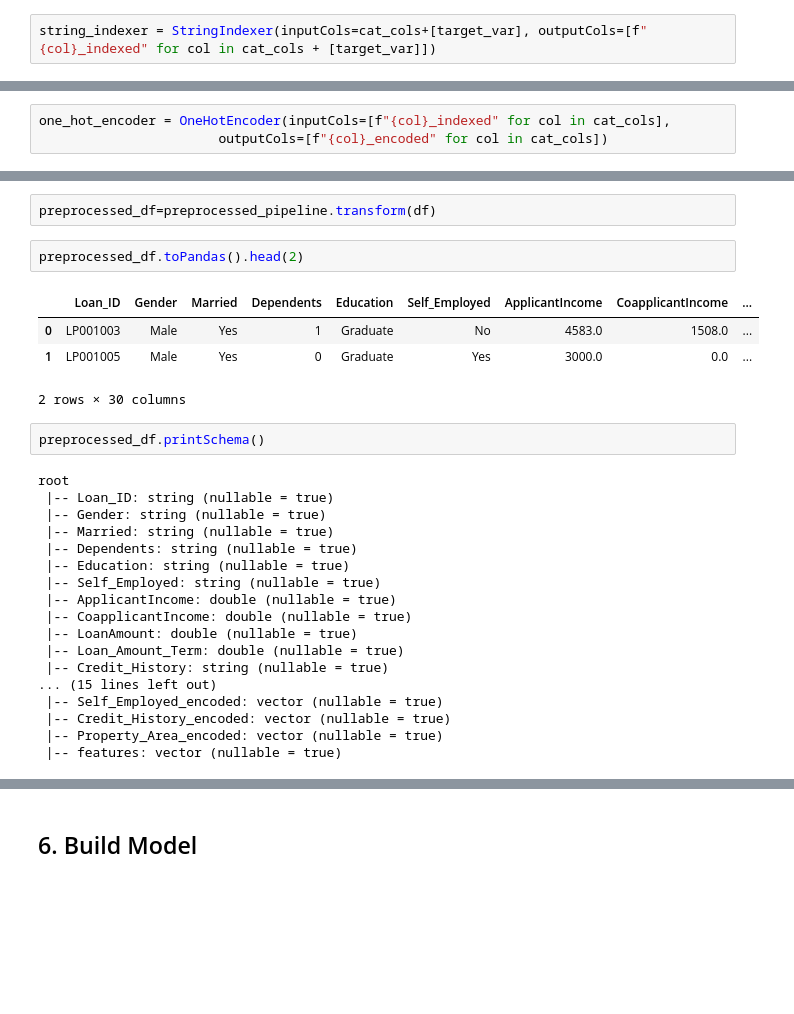
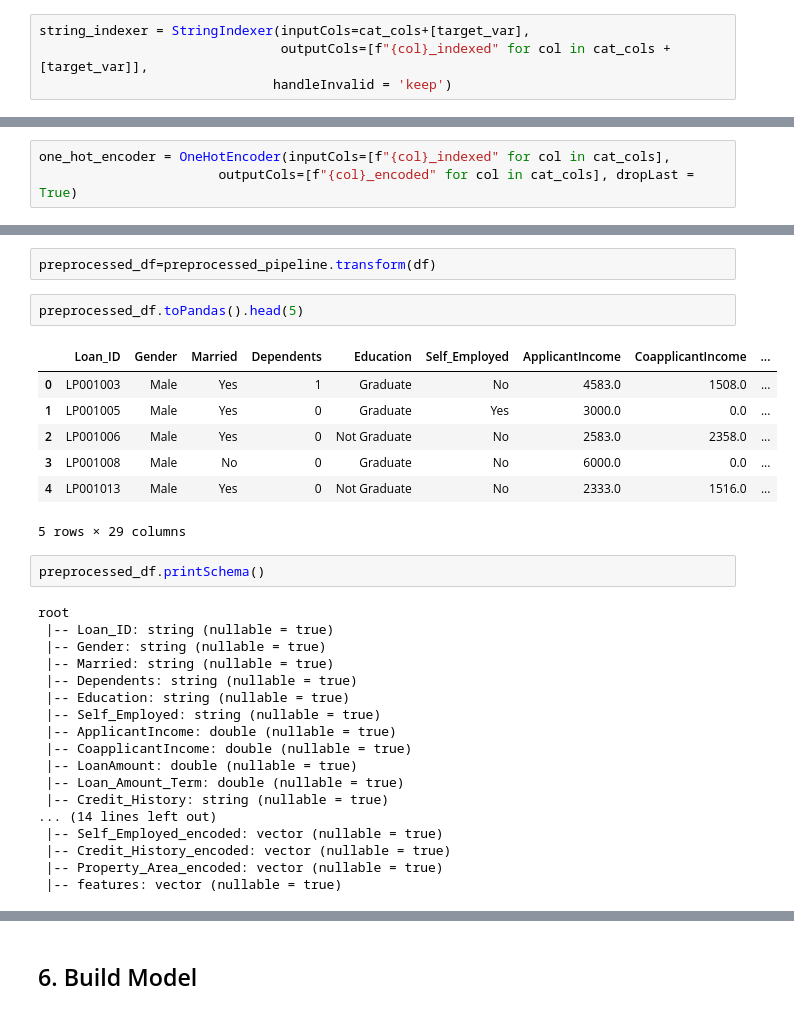
Before and after one commit to ryputtam/misc_learn_lab, a Jupyter notebook: 02_LR_spakMLlib/classification-using-spark-MLlib.ipynb, the cells around one changed output, grey strips where cells are left out. Saved outputs shown, nothing was run; the diff lists cells and outputs as text; blank space fills up the shorter version.

```diff
--- a/02_LR_spakMLlib/classification-using-spark-MLlib.ipynb
+++ b/02_LR_spakMLlib/classification-using-spark-MLlib.ipynb
@@ -680,13 +681,15 @@ custom_imputer = CustomImputer(inputCols=features)
 #### 3. String indexer
 To make give numeric labels to categorical variables
 # %%
-string_indexer = StringIndexer(inputCols=cat_cols+[target_var], outputCols=[f"{col}_indexed" for col in cat_cols + [target_var]])
+string_indexer = StringIndexer(inputCols=cat_cols+[target_var],
+                               outputCols=[f"{col}_indexed" for col in cat_cols + [target_var]],
+                              handleInvalid = 'keep')
 # %% [markdown]
 #### 4. OneHotEncoder
 Create individual fields for each label of categorical column with more than two levels
 # %%
 one_hot_encoder = OneHotEncoder(inputCols=[f"{col}_indexed" for col in cat_cols],
-                       outputCols=[f"{col}_encoded" for col in cat_cols])
+                       outputCols=[f"{col}_encoded" for col in cat_cols], dropLast = True)
 # %% [markdown]
 #### 5. Vector assembler
 To get an array of predictors
@@ -701,12 +704,15 @@ preprocessed_pipeline=pipeline.fit(df)
 # %%
 preprocessed_df=preprocessed_pipeline.transform(df)
 # %%
-preprocessed_df.toPandas().head(2)
+preprocessed_df.toPandas().head(5)
 # %% [output]
 |  | Loan_ID | Gender | Married | Dependents | Education | Self_Employed | ApplicantIncome | CoapplicantIncome | ... |
 | 0 | LP001003 | Male | Yes | 1 | Graduate | No | 4583.0 | 1508.0 | ... |
 | 1 | LP001005 | Male | Yes | 0 | Graduate | Yes | 3000.0 | 0.0 | ... |
+| 2 | LP001006 | Male | Yes | 0 | Not Graduate | No | 2583.0 | 2358.0 | ... |
+| 3 | LP001008 | Male | No | 0 | Graduate | No | 6000.0 | 0.0 | ... |
+| 4 | LP001013 | Male | Yes | 0 | Not Graduate | No | 2333.0 | 1516.0 | ... |
-2 rows × 30 columns
+5 rows × 29 columns
 # %%
 preprocessed_df.printSchema()
 # %% [output]
@@ -722,7 +728,7 @@ root
  |-- LoanAmount: double (nullable = true)
  |-- Loan_Amount_Term: double (nullable = true)
  |-- Credit_History: string (nullable = true)
-... (15 lines left out)
+... (14 lines left out)
  |-- Self_Employed_encoded: vector (nullable = true)
  |-- Credit_History_encoded: vector (nullable = true)
  |-- Property_Area_encoded: vector (nullable = true)
```
Also changed, not shown: parts of 29 cells of this notebook.
